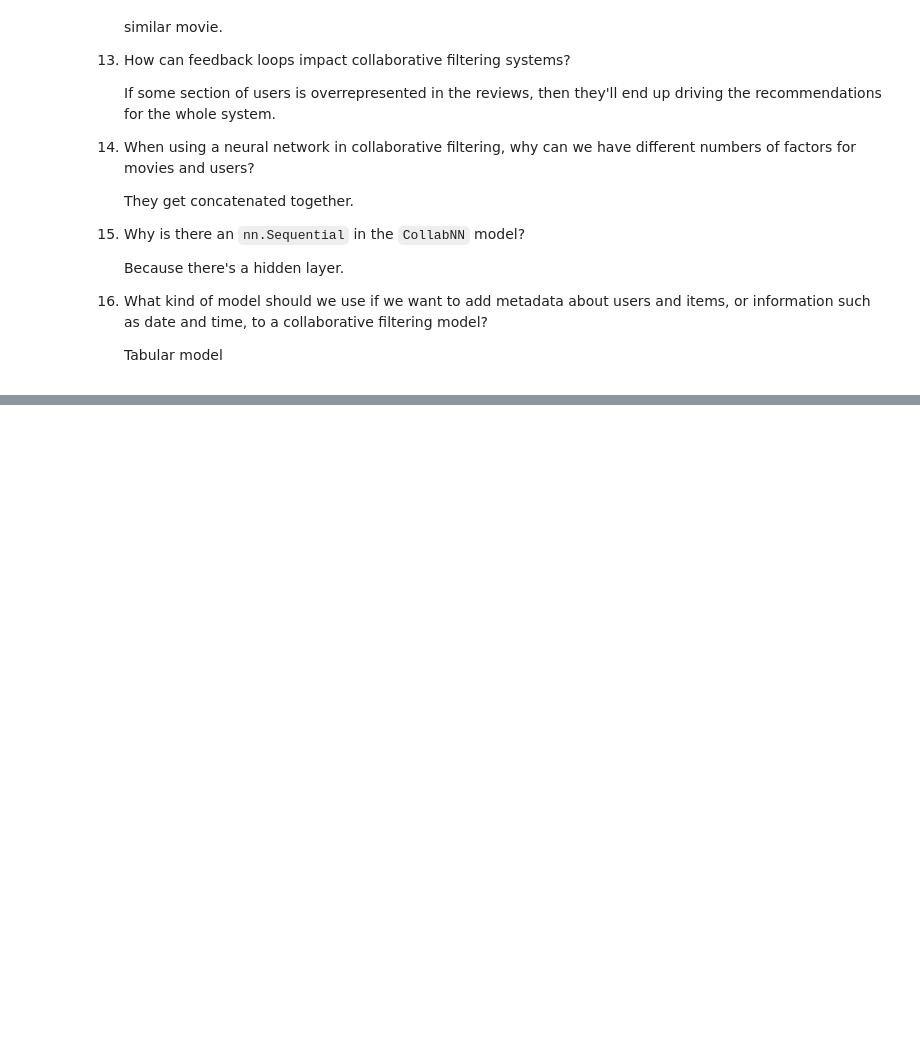
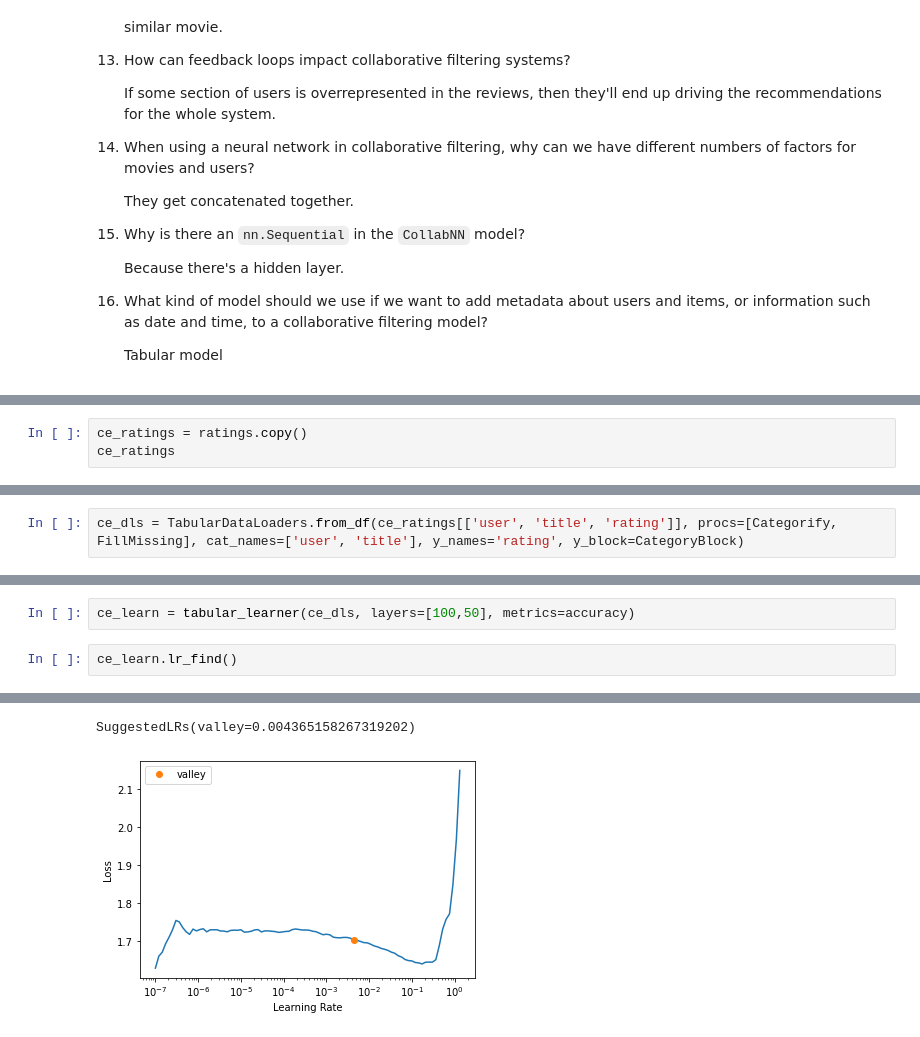
Before and after one commit to murphybrendan/fastbook, a Jupyter notebook: 08_collab.ipynb, the cells around one changed output, grey strips where cells are left out. Cells and saved outputs as stored; diff of their text form; blank space fills up the shorter version.

```diff
--- a/08_collab.ipynb
+++ b/08_collab.ipynb
@@ -778,3 +875,6 @@ class DotProduct:
 1. Find three other areas where collaborative filtering is being used, and find out what the pros and cons of this approach are in those areas.
 1. Complete this notebook using the full MovieLens dataset, and compare your results to online benchmarks. See if you can improve your accuracy. Look on the book's website and the fast.ai forum for ideas. Note that there are more columns in the full dataset—see if you can use those too (the next chapter might give you ideas).
 1. Create a model for MovieLens that works with cross-entropy loss, and compare it to the model in this chapter.
+# %%
+ce_ratings = ratings.copy()
+ce_ratings
@@ -780,0 +895,2 @@ class DotProduct:
+# %%
+ce_dls = TabularDataLoaders.from_df(ce_ratings[['user', 'title', 'rating']], procs=[Categorify, FillMissing], cat_names=['user', 'title'], y_names='rating', y_block=CategoryBlock)
@@ -780,0 +911,5 @@ class DotProduct:
+# %%
+ce_learn = tabular_learner(ce_dls, layers=[100,50], metrics=accuracy)
+# %%
+ce_learn.lr_find()
+# %% [output]
@@ -780,0 +917,2 @@ class DotProduct:
+SuggestedLRs(valley=0.004365158267319202)
+[figure, added]
```
Also changed, not shown: parts of 22 cells of this notebook, 2 other files.
